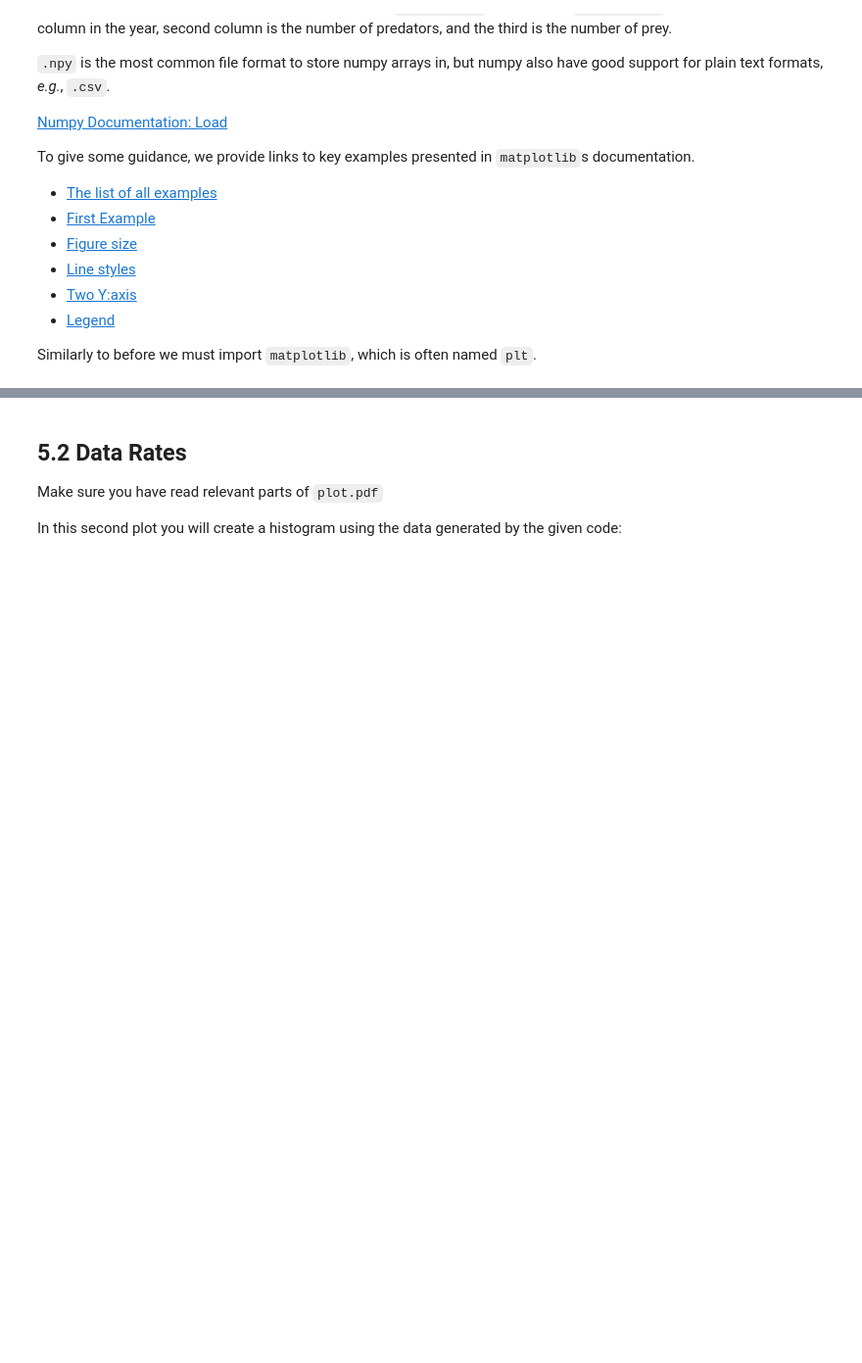
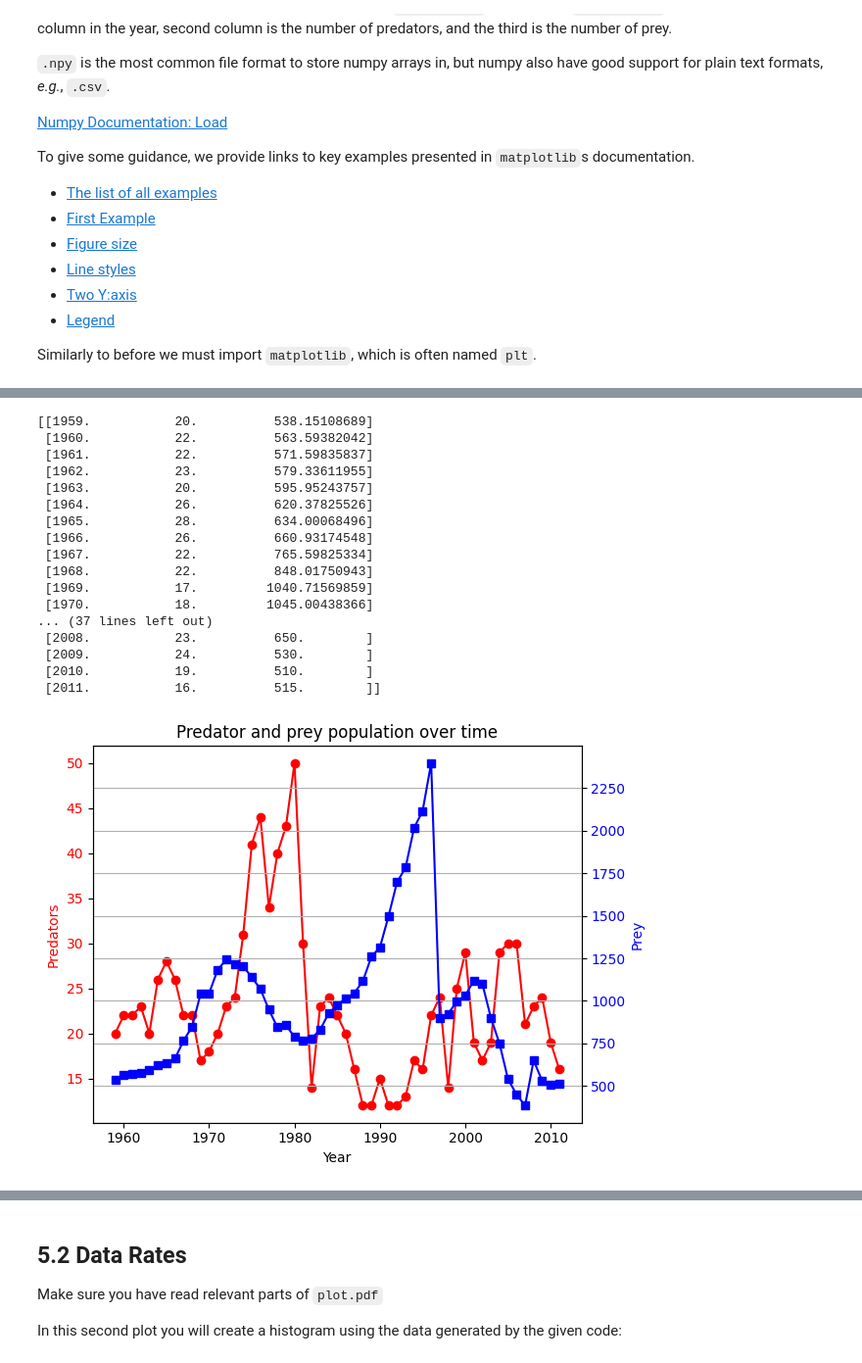
Before and after one commit to barr3/TSKS37_LABBAR, a Jupyter notebook: Lab1/lab1.ipynb, the cells around one changed output, grey strips where cells are left out. Shown: that part at 98% size. Saved outputs shown, nothing was run; the diff lists cells and outputs as text; code cells hidden in the pictures; blank space fills up the shorter version.

```diff
--- a/Lab1/lab1.ipynb
+++ b/Lab1/lab1.ipynb
@@ -793,0 +806,44 @@ from matplotlib import pyplot as plt
+# %%
+# Create your second figure here
+df = np.load("ecology.npy")
+
+year = df[:, 0]
+predator = df[:, 1]
+prey = df[:, 2]
+
+fig, ax1 = plt.subplots()
+
+ax1.plot(year, predator, label="Predators", color="red", marker="o")
+ax1.set_xlabel("Year")
+ax1.set_ylabel("Predators", color="red")
+ax1.tick_params(axis="y", labelcolor="red")
+
+ax2 = ax1.twinx()
+ax2.plot(year, prey, label="Prey", color="blue", marker="s")
+ax2.set_ylabel("Prey", color="blue")
+ax2.tick_params(axis="y", labelcolor="blue")
+
+plt.title("Predator and prey population over time")
+
+fig.tight_layout()
+plt.grid()
+plt.show()
+# %% [output]
+[[1959.           20.          538.15108689]
+ [1960.           22.          563.59382042]
+ [1961.           22.          571.59835837]
+ [1962.           23.          579.33611955]
+ [1963.           20.          595.95243757]
+ [1964.           26.          620.37825526]
+ [1965.           28.          634.00068496]
+ [1966.           26.          660.93174548]
+ [1967.           22.          765.59825334]
+ [1968.           22.          848.01750943]
+ [1969.           17.         1040.71569859]
+ [1970.           18.         1045.00438366]
+... (37 lines left out)
+ [2008.           23.          650.        ]
+ [2009.           24.          530.        ]
+ [2010.           19.          510.        ]
+ [2011.           16.          515.        ]]
+[figure, added]
```
Also changed, not shown: parts of 5 cells of this notebook.
